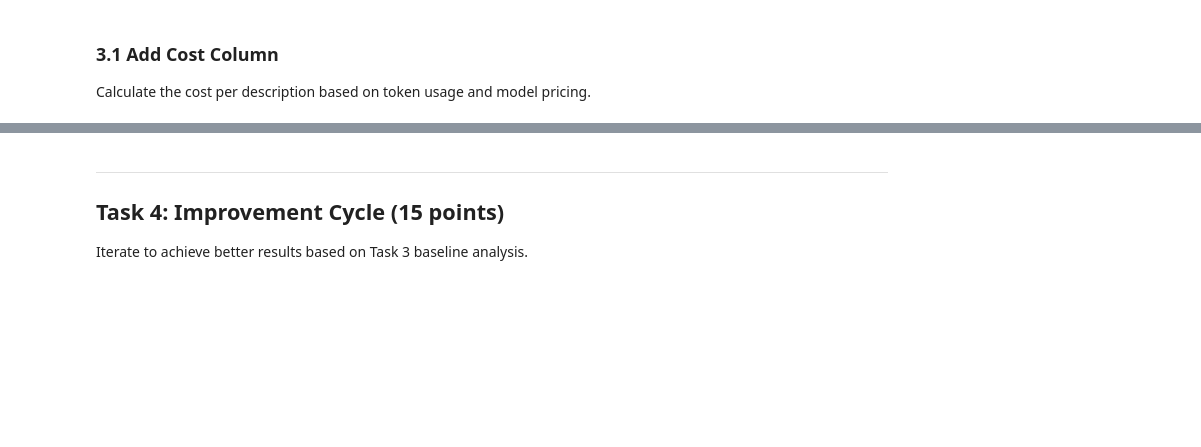
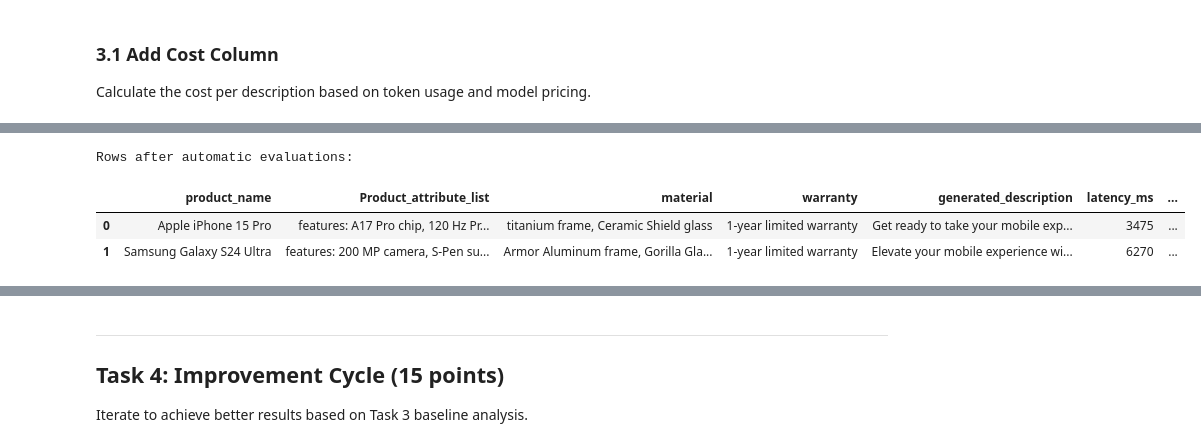
Before and after one commit to Nesher123/AI-Performance-Engineering-Course, a Jupyter notebook: assignment_01_solution.ipynb, the cells around one changed output, grey strips where cells are left out. Cells and saved outputs as stored; diff of their text form; code cells hidden in the pictures; blank space fills up the shorter version.

```diff
--- a/assignment_01_solution.ipynb
+++ b/assignment_01_solution.ipynb
@@ -213,12 +220,15 @@ load_dotenv()
 # Constants
 NEBIUS_API_BASE_URL = "https://api.tokenfactory.nebius.com/v1/"
 # split criteria into quality and objective
-QUALITY_CRITERIA = ["fluency", "grammar", "tone", "length", "grounding"]
-OBJECTIVE_CRITERIA = ["latency", "cost"]
-EVALUATION_CRITERIA = [
-    *QUALITY_CRITERIA,
-    *OBJECTIVE_CRITERIA,
+QUALITY_CRITERIA = [
+    k for k, v in CRITERION_THRESHOLDS.items() if v.get("criteria_type") == "quality"
 ]
+OBJECTIVE_CRITERIA = [
+    k for k, v in CRITERION_THRESHOLDS.items() if v.get("criteria_type") == "objective"
+]
+EVALUATION_CRITERIA = list[str](CRITERION_THRESHOLDS.keys())
+
+OUTPUT_EXCEL_PATH = "assignment_01.xlsx"
 
 # Initialize OpenAI client
 client = OpenAI(base_url=NEBIUS_API_BASE_URL, api_key=os.environ.get("NEBIUS_API_KEY"))
@@ -627,0 +498,66 @@ Based on the manual evaluation:
+# %%
+def evaluate_automatic_criteria(df: pd.DataFrame, n_rows: int = None) -> pd.DataFrame:
+    """
+    Evaluate automatic criteria (length, latency, cost).
+
+    Args:
+        excel_path: Path to the Excel file
+        n_rows: Number of rows to evaluate (None = all rows)
+
+    Returns:
+        DataFrame with automatic evaluations
+    """
+    # Read Excel file
+    # Empty Excel cells are often inferred as float64; rubric values are strings.
+    for col in ("length", "latency"):
+        if col in df.columns:
+            df[col] = df[col].astype(object)
+
+    # Limit to first n rows if specified
+    rows_to_eval = df.head(n_rows) if n_rows else df
+
+    # Evaluate length (count words in generated_description)
+    word_counts = rows_to_eval["generated_description"].apply(
+        lambda x: len(str(x).split())
+    )
+    # evaluate_length / evaluate_latency / evaluate_cost each take one numeric arg
+    # and call evaluate_criterion internally (same rubric as evaluate_criterion("…", x))
+    df.loc[rows_to_eval.index, "word_counts"] = word_counts
+    df.loc[rows_to_eval.index, "length"] = word_counts.map(evaluate_length)
+
+    df.loc[rows_to_eval.index, "latency"] = rows_to_eval["latency_ms"].map(
+        evaluate_latency
+    )
+
+    df.loc[rows_to_eval.index, "cost"] = df.loc[rows_to_eval.index, "cost_value"].apply(
+        lambda x: evaluate_cost(x) if isinstance(x, (int, float)) else x
+    )
+
+    return df
+
+
+# Evaluate first 15 rows and save
+automatic_eval_df = evaluate_automatic_criteria(results_df, n_rows=10).fillna("")[
+    [
+        "product_name",
+        "Product_attribute_list",
+        "material",
+        "warranty",
+        "generated_description",
+        "latency_ms",
+        "input_tokens",
+        "output_tokens",
+        "word_counts",
+        "cost_value",
+        *EVALUATION_CRITERIA,
+        "final_score",
+    ]
+]
+
+print("\nRows after automatic evaluations:")
+automatic_eval_df.head(2)
+# %% [output]
+Rows after automatic evaluations:
+|  | product_name | Product_attribute_list | material | warranty | generated_description | latency_ms | ... |
+| 0 | Apple iPhone 15 Pro | features: A17 Pro chip, 120 Hz Pr... | titanium frame, Ceramic Shield glass | 1-year limited warranty | Get ready to take your mobile exp... | 3475 | ... |
+| 1 | Samsung Galaxy S24 Ultra | features: 200 MP camera, S-Pen su... | Armor Aluminum frame, Gorilla Gla... | 1-year limited warranty | Elevate your mobile experience wi... | 6270 | ... |
```
Also changed, not shown: parts of 21 cells of this notebook, 2 other files.
